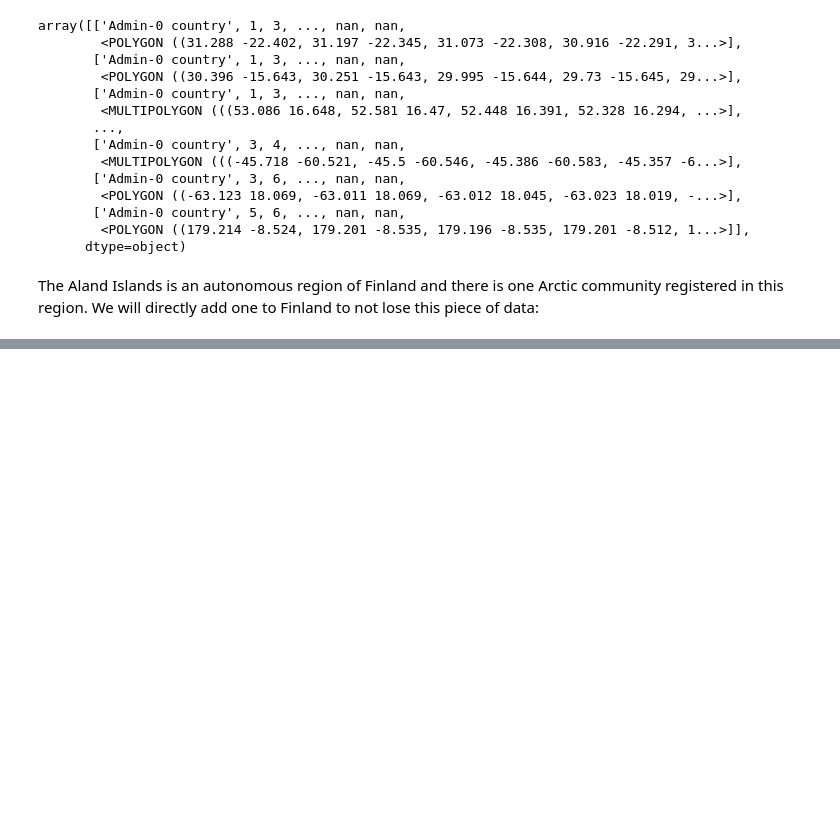
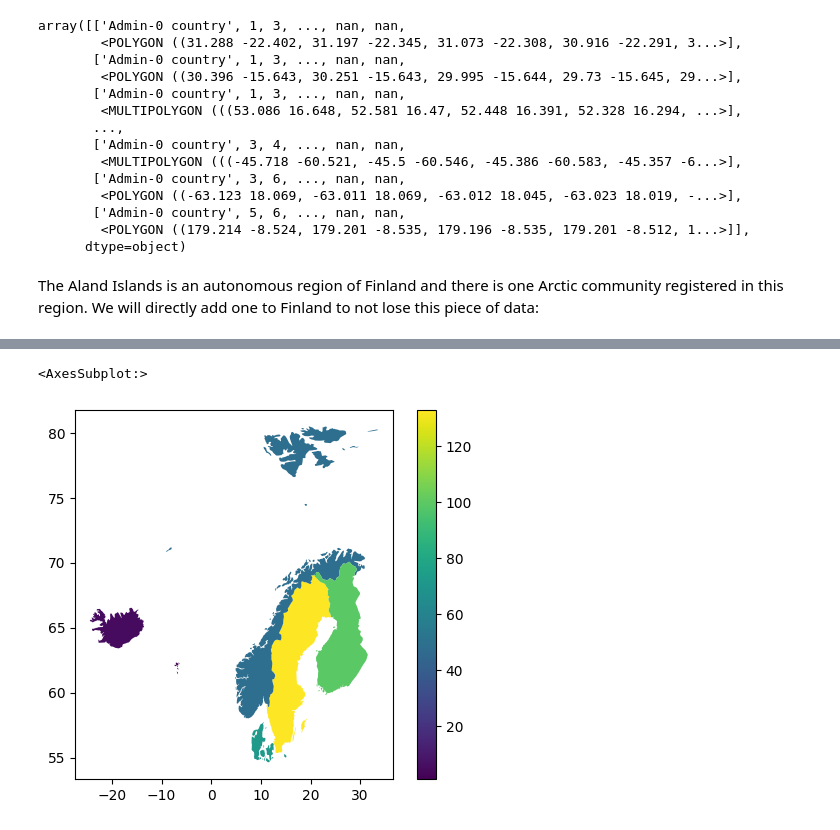
Before and after one commit to cnordheim-maestas/eds220-week4, a Jupyter notebook: Merging-data.ipynb, the cells around one changed output, grey strips where cells are left out. Saved outputs shown, nothing was run; the diff lists cells and outputs as text; code cells hidden in the pictures; blank space fills up the shorter version.

```diff
--- a/Merging-data.ipynb
+++ b/Merging-data.ipynb
@@ -269,3 +269,7 @@ array([['Admin-0 country', 1, 3, ..., nan, nan,
       dtype=object)
 # %% [markdown]
 The Aland Islands is an autonomous region of Finland and there is one Arctic community registered in this region. We will directly add one to Finland to not lose this piece of data:
+# %%
+scandi_countries.at['Finland', 'n_communities'] += 1
+
+print(scandi_countries.at['Finland', 'n_communities'])
@@ -271,0 +284,6 @@ The Aland Islands is an autonomous region of Finland and there is one Arctic com
+# %%
+scandi_countries.plot(column='n_communities',
+                      legend=True)
+# %% [output]
+<AxesSubplot:>
+[figure, added]
```
Also changed, not shown: parts of 3 cells of this notebook.
